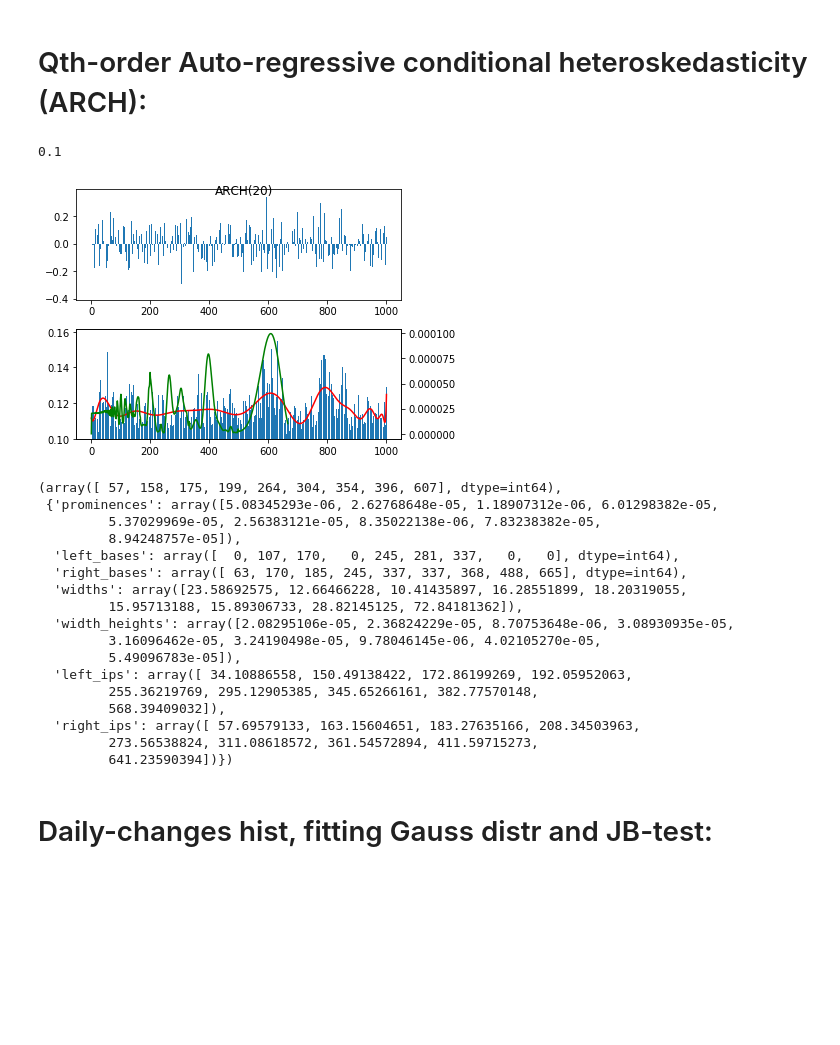
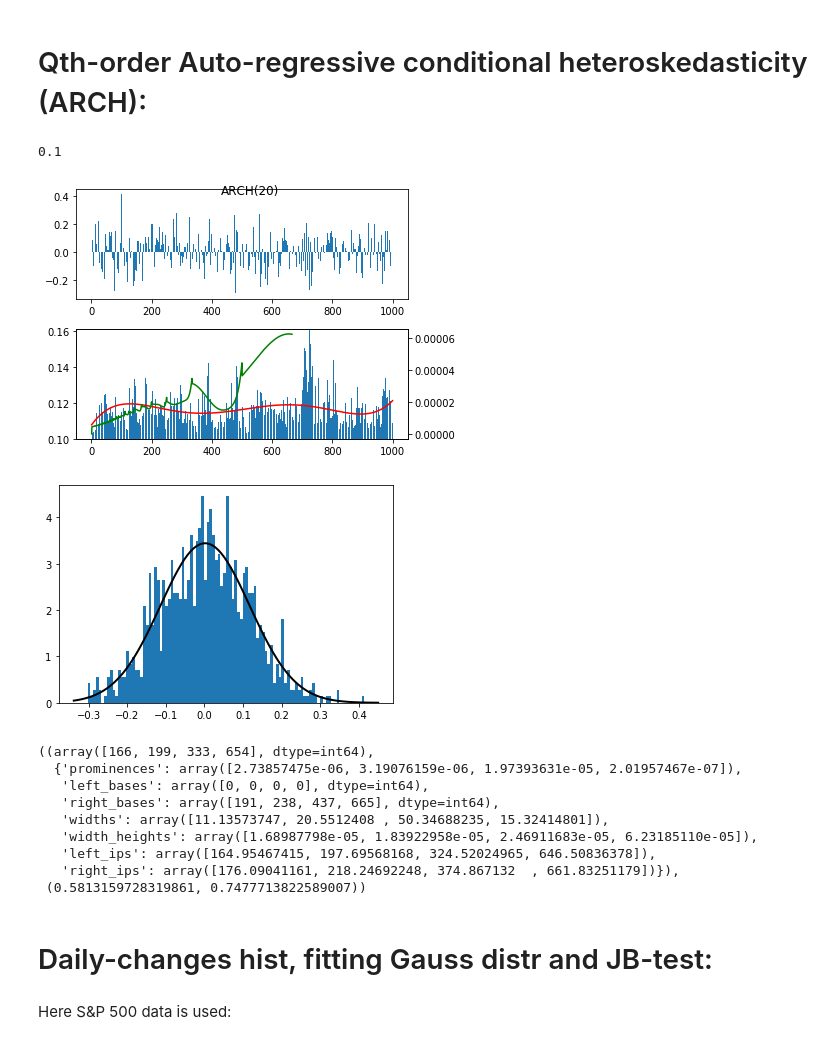
Before and after one commit to MaxdeBock/M2R, a Jupyter notebook: M2R code (python).ipynb, the cells around one changed output. Saved outputs shown, nothing was run; the diff lists cells and outputs as text; code cells hidden in the pictures; blank space fills up the shorter version.

```diff
--- a/M2R code (python).ipynb
+++ b/M2R code (python).ipynb
@@ -88,12 +88,11 @@ def QthAR(df,sd,order):
 # %% [markdown]
 # Qth-order Auto-regressive conditional heteroskedasticity (ARCH):
 # %%
-def QArch(df,a,order):
+def QArch(df,a,order,n):
     #Choosing the weights of the model (assuming weakly-stationary covariance)
     weights = np.linspace(1,order,order)
     weights = (200)**(weights/order)
     weights = weights/np.sum(weights)
-    n = 1000
     for i in range(n):
         #This is that first term constant
         sd = a
@@ -111,8 +110,10 @@ def QArch(df,a,order):
     ax2.bar(lin,df['Sd'])
     #Getting an approximating poly through it uses Gaussian quadrature,
     #so it is going to be exact up to n/2. This is why I picked n/10.
-    #This is really just a randomly chosen number, but line looks 'eye-ball' representative for smoothness = 10 .
-    smoothness = 10
+    #This is really just a randomly chosen number, but line looks 'eye-ball' representative for smoothness = 10 if n = 1000.
+    #EDIT: The smoothness of the line will be will change the scale that the red line represents, meaning the period of
+    #the line will be very clearly altered by this!!!
+    smoothness = 200
     degree = int(np.ceil(n/smoothness))
     xnew = np.linspace(1,n, n*smoothness)
     coefs = poly.polyfit(lin, df['Sd'], degree)
@@ -122,38 +123,34 @@ def QArch(df,a,order):
     low = min(df['Sd'])
     high = max(df['Sd'])
     plt.ylim([low,high])
-    print(low)
     ax3 = ax2.twinx()
     cycle_length = CycleLength(ffit[1::smoothness])
     l = len(cycle_length)
     ax3.plot(np.linspace(1,l,l),cycle_length, 'g')
     fig.tight_layout()
     plt.show()
+
+
     return find_peaks(cycle_length, \
                       #threshold = (max(cycle_length)-min(cycle_length))/40),\
-                      width = 10)
+                      width = 10),\
+           ChangePlot(df['Series'])
-# %%
-QArch(df,0.1,20)
-# %% [output]
-0.1
-[figure, removed]
-(array([ 57, 158, 175, 199, 264, 304, 354, 396, 607], dtype=int64),
- {'prominences': array([5.08345293e-06, 2.62768648e-05, 1.18907312e-06, 6.01298382e-05,
-         5.37029969e-05, 2.56383121e-05, 8.35022138e-06, 7.83238382e-05,
-         8.94248757e-05]),
-  'left_bases': array([  0, 107, 170,   0, 245, 281, 337,   0,   0], dtype=int64),
-  'right_bases': array([ 63, 170, 185, 245, 337, 337, 368, 488, 665], dtype=int64),
-  'widths': array([23.58692575, 12.66466228, 10.41435897, 16.28551899, 18.20319055,
-         15.95713188, 15.89306733, 28.82145125, 72.84181362]),
-  'width_heights': array([2.08295106e-05, 2.36824229e-05, 8.70753648e-06, 3.08930935e-05,
-         3.16096462e-05, 3.24190498e-05, 9.78046145e-06, 4.02105270e-05,
-         5.49096783e-05]),
-  'left_ips': array([ 34.10886558, 150.49138422, 172.86199269, 192.05952063,
-         255.36219769, 295.12905385, 345.65266161, 382.77570148,
-         568.39409032]),
-  'right_ips': array([ 57.69579133, 163.15604651, 183.27635166, 208.34503963,
-         273.56538824, 311.08618572, 361.54572894, 411.59715273,
-         641.23590394])})
+# %%
+#To get decent compromise between data and run-time I went for QArch(df,0.1,20,1000)
+QArch(df,0.1,20,1000)
+# %% [output]
+0.1
+[figure, added]
+[figure, added]
+((array([166, 199, 333, 654], dtype=int64),
+  {'prominences': array([2.73857475e-06, 3.19076159e-06, 1.97393631e-05, 2.01957467e-07]),
+   'left_bases': array([0, 0, 0, 0], dtype=int64),
+   'right_bases': array([191, 238, 437, 665], dtype=int64),
+   'widths': array([11.13573747, 20.5512408 , 50.34688235, 15.32414801]),
+   'width_heights': array([1.68987798e-05, 1.83922958e-05, 2.46911683e-05, 6.23185110e-05]),
+   'left_ips': array([164.95467415, 197.69568168, 324.52024965, 646.50836378]),
+   'right_ips': array([176.09041161, 218.24692248, 374.867132  , 661.83251179])}),
+ (0.5813159728319861, 0.7477713822589007))
 # %% [markdown]
 # Daily-changes hist, fitting Gauss distr and JB-test:
 # %%
@@ -171 +193,3 @@ def ChangePlot(A):
+# %% [markdown]
+Here S&P 500 data is used:
 # %%
```
Also changed, not shown: parts of 2 cells of this notebook.
